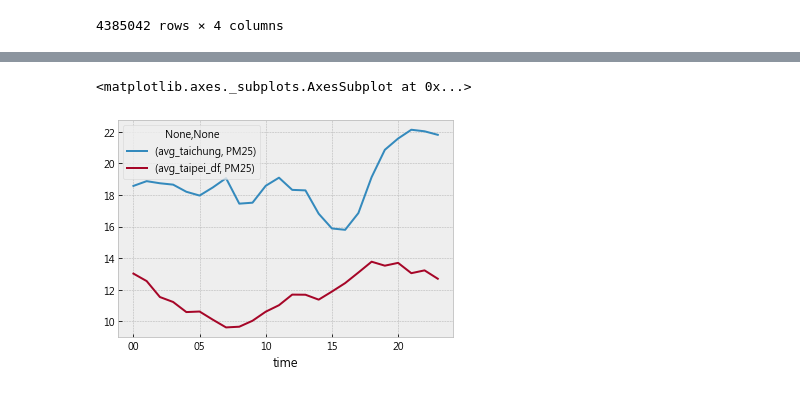
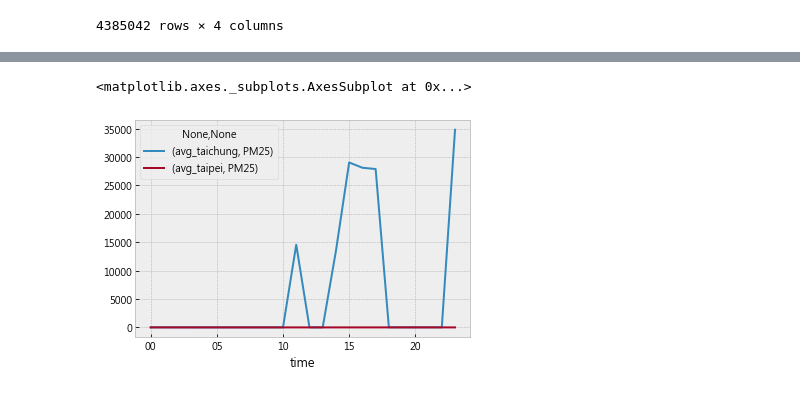
Before and after one commit to 0xdeceiverAngel/data-science-hw, a Jupyter notebook: Homework #3 .ipynb, the cells around one changed output, grey strips where cells are left out. Saved outputs shown, nothing was run; the diff lists cells and outputs as text; code cells hidden in the pictures.

```diff
--- a/Homework #3 .ipynb
+++ b/Homework #3 .ipynb
@@ -92,9 +53,7 @@ taichung_df
 # %%
-taichung_df[(taichung_df["time"]=="11") & (taichung_df["PM25"]>1000)]
-mask=(taichung_df["PM25"]>1000)
-taichung_df=taichung_df[~mask]
-# taichung_df[["time","PM25"]]
-# kaohsiung_df[["time","PM25"]]
+# taichung_df[(taichung_df["time"]=="11") & (taichung_df["PM25"]>1000)]
+# mask=(taichung_df["PM25"]>1000)
+# taichung_df=taichung_df[~mask] #del big pm25 value
 # %%
 avg_taichung_df=taichung_df.groupby("time").mean()
 # %%
@@ -177,13 +113,7 @@ data.plot.line()
 # %%
 
-data = pd.concat({'avg_taichung':avg_taichung_df,'avg_taipei_df':avg_taipei_df_df},axis=1)
-# plt.plot(taichung_df["timestamp":"PM25"],linestyle='-',linewidth=0.5)
-# plt.plot(kaohsiung_df[["timestamp","PM25"]],linestyle='-',linewidth=0.5)
-# data
-# plt.show()
-# plt.ylabel("濃度")
-data
+data = pd.concat({'avg_taichung':avg_taichung_df,'avg_taipei':avg_taipei_df_df},axis=1)
 data.plot.line()
 # %% [output]
 <matplotlib.axes._subplots.AxesSubplot at 0x...>
-[figure, old version]
+[figure, new version]
```
Also changed, not shown: parts of 11 cells of this notebook.
